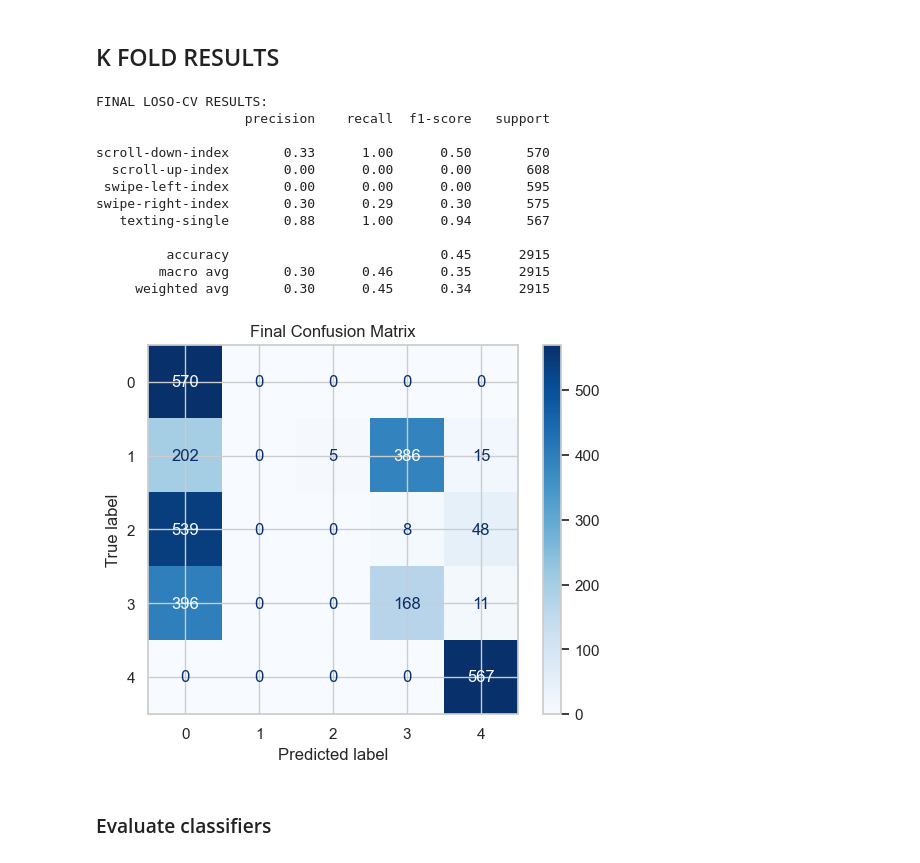
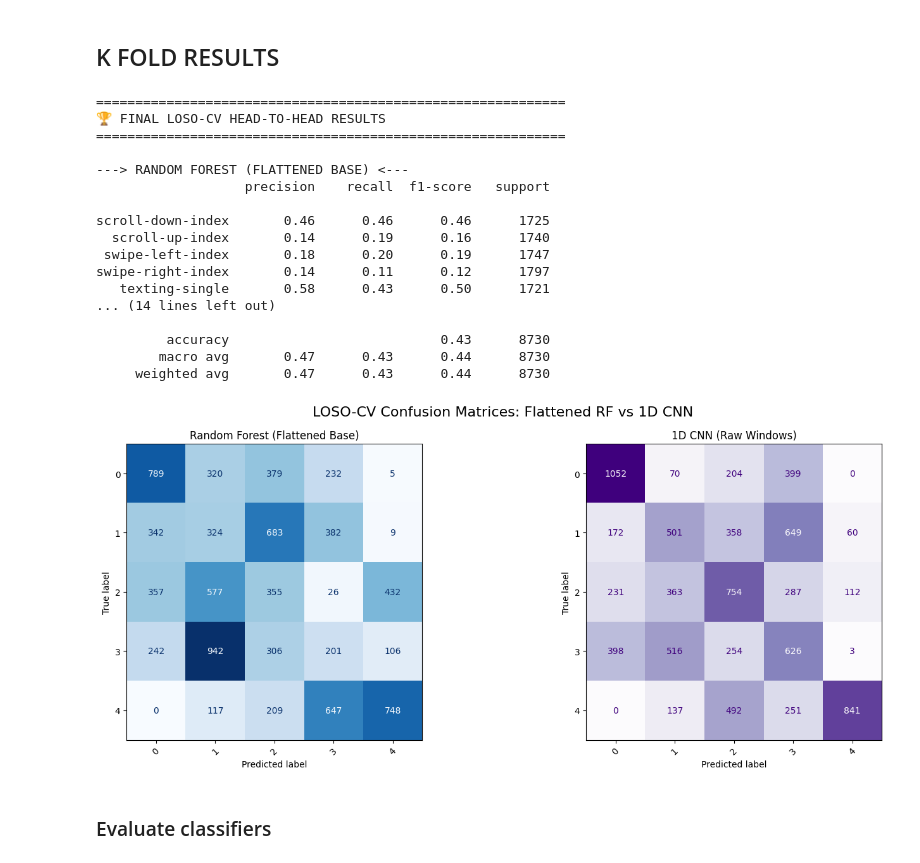
Before and after one commit to nderekk/IoT-Course-AIoT-project, a Jupyter notebook: aiot_project_time_series.ipynb, the cells around one changed output. Saved outputs shown, nothing was run; the diff lists cells and outputs as text; code cells hidden in the pictures.

```diff
--- a/aiot_project_time_series.ipynb
+++ b/aiot_project_time_series.ipynb
@@ -389,7 +389,7 @@ def train_and_predict_cnn(X_train_3d, X_val_3d, y_train, y_val, epochs=20, batch
     # Return string labels to match Random Forest
     return le.inverse_transform(all_preds)
 # %%
-def process_fold(gestures_train, gestures_val, ws = 200):
+def process_fold(gestures_train, gestures_val, ws = 300):
     # Scaling
     scale_gestures(gestures_train, gestures_val)
 
@@ -462,7 +462,7 @@ for fold in range(n_splits):
         fold_val[gid] = pd.concat(val_dfs).copy()
 
     # Run Both Models
-    y_val_true, fold_preds = process_fold(fold_train, fold_val, ws=500)
+    y_val_true, fold_preds = process_fold(fold_train, fold_val, ws=300)
 
     # Store Results
     all_y_true.extend(y_val_true)
@@ -537,7 +537,7 @@ print(axes)
 # default cleaning
 gestures = chop_edges_and_concat(results)
 # clean_nans(gestures)
-cleaned_gestures = purge_outliers_all_gestures(gestures, axes=['acc_x', 'acc_y', 'acc_z'])
+cleaned_gestures = purge_outliers_all_gestures(gestures)
 
 for holdout_user in unique_users:
     print(f"--- Running Fold: User {holdout_user} is Validation ---")
@@ -545,7 +545,7 @@ for holdout_user in unique_users:
     fold_train = {gid: df[df['user'] != holdout_user].copy() for gid, df in cleaned_gestures.items()}
     fold_val = {gid: df[df['user'] == holdout_user].copy() for gid, df in cleaned_gestures.items()}
 
-    y_true, y_pred = process_fold(fold_train, fold_val)
+    y_true, y_pred = process_fold(fold_train, fold_val, ws=300)
 
     classification_results[holdout_user] = {'true': y_true, 'pred': y_pred}
 
@@ -575,30 +568,59 @@ GESTURE_ID: swipe-left-index
 # %% [markdown]
 ## K FOLD RESULTS
 # %%
-# we combina all fold results
+# Combine all true labels
 final_true = np.concatenate([res['true'] for res in classification_results.values()])
-final_pred = np.concatenate([res['pred'] for res in classification_results.values()])
 
-print("FINAL LOSO-CV RESULTS:")
-print(classification_report(final_true, final_pred))
-conf_matrix = confusion_matrix(final_true, final_pred)
-disp_rf = ConfusionMatrixDisplay(confusion_matrix=conf_matrix)
-disp_rf.plot(cmap=plt.cm.Blues)
-plt.title("Final Confusion Matrix")
+# Extract predictions separately for both models
+final_pred_rf = np.concatenate([res['pred']["Random Forest (Flattened Base)"] for res in classification_results.values()])
+final_pred_cnn = np.concatenate([res['pred']["1D CNN (Raw Windows)"] for res in classification_results.values()])
+
+all_final_preds = {
+    "Random Forest (Flattened Base)": final_pred_rf,
+    "1D CNN (Raw Windows)": final_pred_cnn
+}
+
+print("="*60)
+print("🏆 FINAL LOSO-CV HEAD-TO-HEAD RESULTS")
+print("="*60)
+
+for model_name, final_pred in all_final_preds.items():
+    print(f"\n---> {model_name.upper()} <---")
+    print(classification_report(final_true, final_pred, zero_division=0))
+
+# Plot Confusion Matrices Side-by-Side
+fig, axes = plt.subplots(1, 2, figsize=(15, 6))
+fig.suptitle('LOSO-CV Confusion Matrices: Flattened RF vs 1D CNN', fontsize=16)
+
+for ax, (model_name, final_pred) in zip(axes, all_final_preds.items()):
+    conf_matrix = confusion_matrix(final_true, final_pred)
+    disp = ConfusionMatrixDisplay(confusion_matrix=conf_matrix)
+
+    # Using different colormaps to tell them apart easily (Blues for RF, Purples for CNN)
+    cmap = 'Blues' if 'Forest' in model_name else 'Purples'
+    disp.plot(ax=ax, cmap=cmap, colorbar=False, xticks_rotation=45)
+    ax.set_title(model_name)
+
+plt.tight_layout()
 plt.show()
 # %% [output]
-FINAL LOSO-CV RESULTS:
+============================================================
+🏆 FINAL LOSO-CV HEAD-TO-HEAD RESULTS
+============================================================
+
+---> RANDOM FOREST (FLATTENED BASE) <---
                    precision    recall  f1-score   support
 
-scroll-down-index       0.33      1.00      0.50       570
-  scroll-up-index       0.00      0.00      0.00       608
- swipe-left-index       0.00      0.00      0.00       595
-swipe-right-index       0.30      0.29      0.30       575
-   texting-single       0.88      1.00      0.94       567
+scroll-down-index       0.46      0.46      0.46      1725
+  scroll-up-index       0.14      0.19      0.16      1740
+ swipe-left-index       0.18      0.20      0.19      1747
+swipe-right-index       0.14      0.11      0.12      1797
+   texting-single       0.58      0.43      0.50      1721
+... (14 lines left out)
 
-         accuracy                           0.45      2915
-        macro avg       0.30      0.46      0.35      2915
-     weighted avg       0.30      0.45      0.34      2915
+         accuracy                           0.43      8730
+        macro avg       0.47      0.43      0.44      8730
+     weighted avg       0.47      0.43      0.44      8730
-[figure, old version]
+[figure, new version]
 # %% [markdown]
 ### Evaluate classifiers
```
Also changed, not shown: parts of 6 cells of this notebook.
